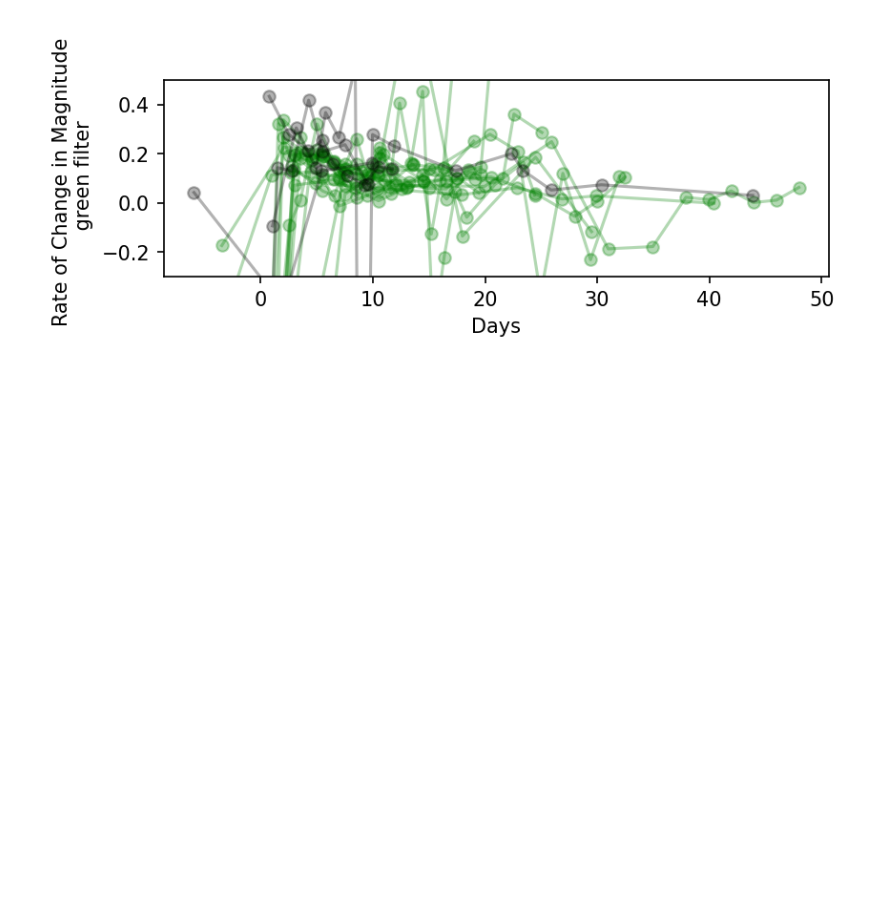
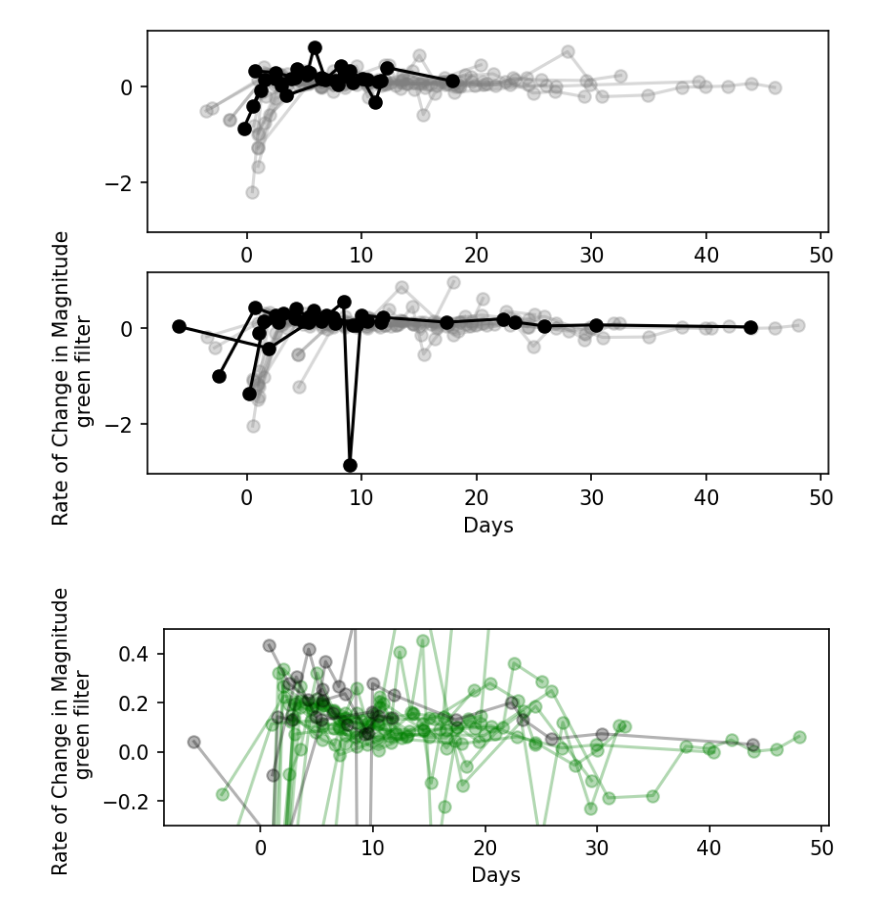
Before and after one commit to magerhart/Summer-Research, a Jupyter notebook: rate of change of magnitude over time (binned)-Copy1.ipynb, the cells around one changed output. Saved outputs shown, nothing was run; the diff lists cells and outputs as text; code cells hidden in the pictures; blank space fills up the shorter version.

```diff
--- a/rate of change of magnitude over time (binned)-Copy1.ipynb
+++ b/rate of change of magnitude over time (binned)-Copy1.ipynb
@@ -597,3 +528,82 @@ KeyError: 'Filter'
+# %%
+import glob
+cv_names = ['ZTF19abppewc', 'ZTF20abzcokk', 'ZTF21acaohjl', 'ZTF20aawbodq', 'ZTF19achbhfc', 'ZTF19abzipjc', 'ZTF19abyrano', 'ZTF22aahnvmo', 'ZTF22aakzsrj', 'ZTF21accyuff', 'ZTF21aazmjby', 'ZTF18absnibc', 'ZTF20aavtaib', 'ZTF21acgrero', 'ZTF18abrxrms', 'ZTF18abrxrms']
+
+plt.figure(dpi=150 )
+ax1 = plt.subplot(2,1,1)
+ax2 = plt.subplot(2,1,2)
+
+for objectname in cv_names:
+
+
+    # Find the non-detections
+    nd_data_file = glob.glob("C:\\Users\\marya\\Downloads\\%s_2022*\\non_detections_%s.csv" %(objectname,objectname))
+    if len(nd_data_file) > 0:
+        data_file = glob.glob("C:\\Users\\marya\\Downloads\\%s_2022*\\detections_%s.csv" %(objectname,objectname))[0]
+        cv_data = pd.read_csv(data_file)
+        nd_cv_data = pd.read_csv(nd_data_file[0])
+        slope_r, time_r = plot_on_top_rednd(cv_data, objectname, nd_cv_data)
+        ax1.plot(time_r, slope_r, marker='o', color='grey', alpha=0.3)
+        slope_g, time_g = plot_on_top_greennd(cv_data, objectname, nd_cv_data)
+        ax2.plot(time_g, slope_g, marker='o', color='grey', alpha=0.3)
+
+    # Find the detections
+    else:
+        data_file = glob.glob("C:\\Users\\marya\\Downloads\\%s_2022*\\detections_%s.csv" %(objectname,objectname))[0]
+        cv_data = pd.read_csv(data_file)
+        slope_r, time_r = plot_on_top_red(cv_data, objectname)
+        ax1.plot(time_r, slope_r, marker='o', color='grey', alpha=0.3)
+        slope_g, time_g = plot_on_top_green(cv_data, objectname)
+        ax2.plot(time_g, slope_g, marker='o', color='grey', alpha=0.3)
+
+
+trans_names = ['ZTF18abvkwla', 'ZTF18abcfcoo', 'ZTF20acigmel']
+
+for objectname in trans_names:
+    nd_data_file = glob.glob("C:\\Users\\marya\\Downloads\\%s non detections - Sheet1.csv" %(objectname))
+    if len(nd_data_file) > 0:
+        data_file = glob.glob("C:\\Users\\marya\\Downloads\\%s detections - Sheet1.csv" %(objectname))[0]
+        cv_data = pd.read_csv(data_file)
+        nd_cv_data = pd.read_csv(nd_data_file[0])
+        slope_r, time_r = plot_rednd_FBOT(cv_data, objectname, nd_cv_data)
+        ax1.plot(time_r, slope_r, marker='o', color='black')
+        slope_g, time_g = plot_greennd_FBOT(cv_data, objectname, nd_cv_data)
+        ax2.plot(time_g, slope_g, marker='o', color='black')
+
+    # Find the detections
+    else:
+        data_file = glob.glob("C:\\Users\\marya\\Downloads\\%s detections - Sheet1.csv" %(objectname))[0]
+        cv_data = pd.read_csv(data_file)
+        slope_r, time_r = plot_FBOT_red(cv_data, objectname)
+        ax1.plot(time_r, slope_r, marker='o', color='black')
+        slope_g, time_g = plot_FBOT_green(cv_data, objectname)
+        ax2.plot(time_g, slope_g, marker='o', color='black')
+
+ET_4 = pd.read_csv("C:\\Users\\marya\\Downloads\\ZTF20abfhyil_20220606\\detections_ZTF20abfhyil.csv")
+ND_4 = pd.read_csv("C:\\Users\\marya\\Downloads\\ZTF20abfhyil_20220606\\non_detections_ZTF20abfhyil.csv")
+non_detection_abf = ND_4
+plotname_abf = ET_4
+objectname_abf = 'ZTF20abfhyil'
+slope_abf, time_abf = plot_on_top_rednd(plotname_abf, objectname_abf, non_detection_abf)
+ax1.plot(time_abf, slope_abf, marker='o', color='black')
+
+slope_abf, time_abf = plot_on_top_greennd(plotname_abf, objectname_abf, non_detection_abf)
+ax2.plot(time_abf, slope_abf, marker='o', color='black')
+
+
+# Adding text to plot
+
+ax2.set_xlabel("Days")
+ax2.set_ylabel(f'Rate of Change in Magnitude \n green filter')
+ax1.get_shared_x_axes().join(ax1,ax2)
+ax1.get_shared_y_axes().join(ax1,ax2)
+
+#ax1.set_ylim(-0.3, 0.5)
+
+
+plt.show()
+# %% [output]
+[figure, added]
 # %%
 abv_detections = pd.read_csv("C:\\Users\\marya\\Downloads\\ZTF18abvkwla detections - Sheet1.csv")
 abv_nd = pd.read_csv("C:\\Users\\marya\\Downloads\\ZTF18abvkwla non detections - Sheet1.csv")
```
Also changed, not shown: parts of 1 cell of this notebook.
